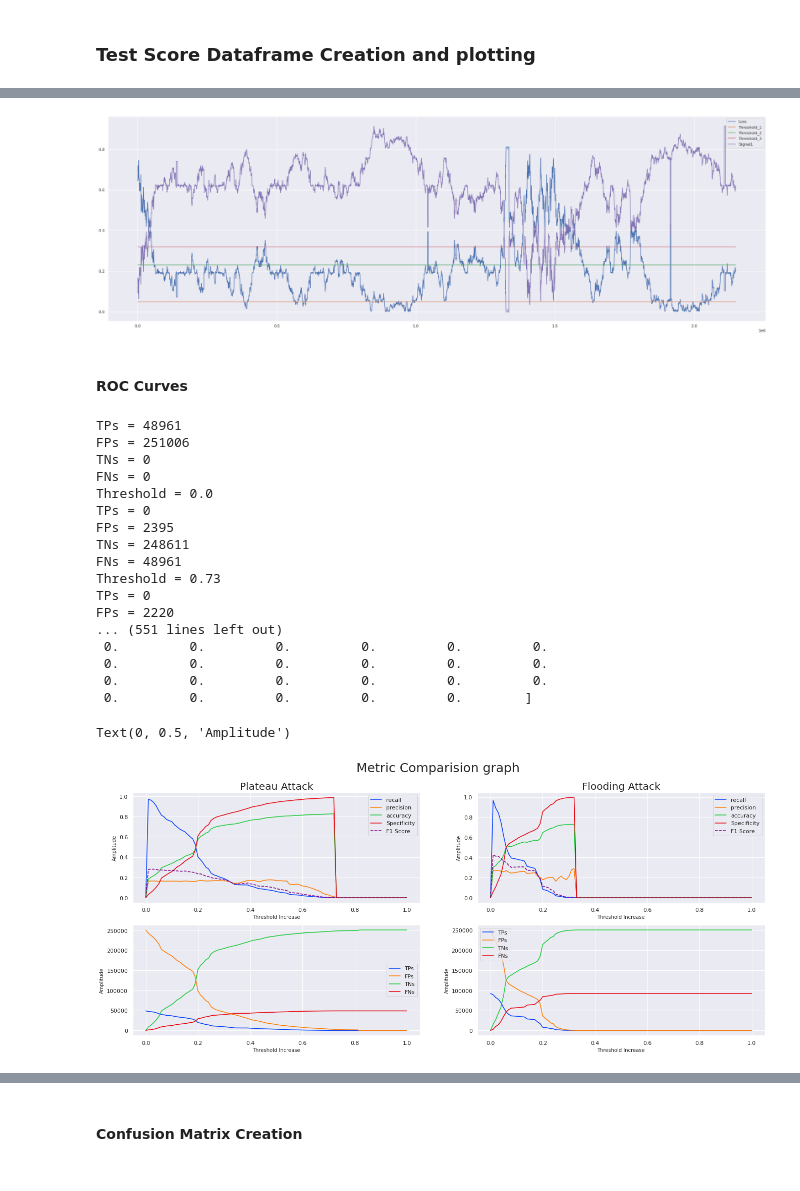
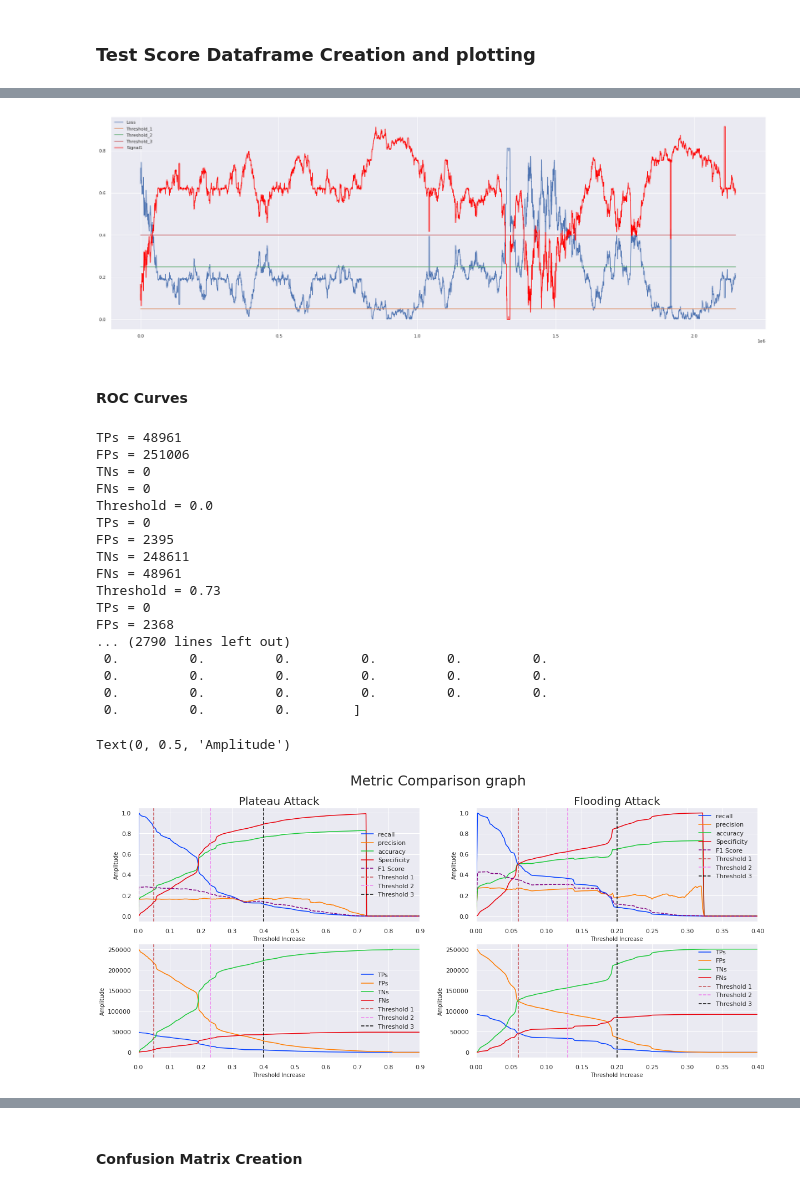
Before and after one commit to abdul2k10023/ML_CAN_IDS, a Jupyter notebook: new.ipynb, the cells around one changed output, grey strips where cells are left out. Drawn from its saved outputs; the diff is of its cells as text; code cells hidden in the pictures.

```diff
--- a/new.ipynb
+++ b/new.ipynb
@@ -24,7 +24,7 @@ print('4: ', tf.config.get_visible_devices())
 import numpy as np
 import matplotlib.pyplot as plt
 import seaborn as sns
-plt.style.use('fivethirtyeight')
+plt.style.use('seaborn')
 import pandas as pd
 from tensorflow import keras
 from sklearn.preprocessing import MinMaxScaler, StandardScaler
@@ -311,8 +310,8 @@ test_score_df = pd.DataFrame(index=df_test_plat_ID1[TIME_STEP:].index)
 test_score_df['loss'] = test_mae_loss
 
 test_score_df['threshold_1'] = 0.05
-test_score_df['threshold_2'] = 0.23 #goldilocks
-test_score_df['threshold_3'] = 0.32
+test_score_df['threshold_2'] = 0.25 #goldilocks
+test_score_df['threshold_3'] = 0.40
 
 test_score_df['anomaly_1'] = test_score_df.loss > test_score_df.threshold_1
 test_score_df['anomaly_2'] = test_score_df.loss > test_score_df.threshold_2
@@ -327,7 +326,7 @@ plt.plot(test_score_df.index, test_score_df.threshold_1, label='Threshold_1')
 plt.plot(test_score_df.index, test_score_df.threshold_2, label='Threshold_2')
 plt.plot(test_score_df.index, test_score_df.threshold_3, label='Threshold_3')
 
-plt.plot(test_score_df.index,test_score_df.Signal1, label='Signal1')
+plt.plot(test_score_df.index,test_score_df.Signal1, color = 'red', label='Signal1')
 plt.legend()
 
 test_score_df.head()
@@ -341,4 +340,4 @@ test_score_df.head()
-[figure, old version]
+[figure, new version]
 # %% [markdown]
 #### ROC Curves
 # %%
@@ -472,7 +471,7 @@ print(metrics_fl[:,3])
 
 fig,axs = plt.subplots(2,2)
 
-fig.suptitle('Metric Comparision graph',fontsize=25)
+fig.suptitle('Metric Comparison graph',fontsize=25)
 
 pallete = sns.color_palette('bright')
 
@@ -482,8 +481,10 @@ axs[0,0].plot(met_pl[5],metrics_pl[:,1],color=pallete[1], label = 'precision')
 axs[0,0].plot(met_pl[5],metrics_pl[:,2],color=pallete[2], label = 'accuracy')
 axs[0,0].plot(met_pl[5],metrics_pl[:,3],color=pallete[3], label = 'Specificity')
 axs[0,0].plot(met_pl[5],metrics_pl[:,4], "--",color="purple", label = 'F1 Score')
-
-
+axs[0,0].axvline(0.05, color='r', linestyle='--'     , label = 'Threshold 1')
+axs[0,0].axvline(0.23, color='violet', linestyle='--', label = 'Threshold 2')
+axs[0,0].axvline(0.40, color='black', linestyle='--' , label = 'Threshold 3')
+axs[0,0].set_xlim([0,0.9])
 axs[0,0].legend()
 axs[0,0].set_xlabel('Threshold Increase',fontsize=10)
 axs[0,0].set_ylabel('Amplitude',fontsize=10)
@@ -494,7 +495,10 @@ axs[0,1].plot(met_fl[5],metrics_fl[:,1],color=pallete[1], label = 'precision')
 axs[0,1].plot(met_fl[5],metrics_fl[:,2],color=pallete[2], label = 'accuracy')
 axs[0,1].plot(met_fl[5],metrics_fl[:,3],color=pallete[3], label = 'Specificity')
 axs[0,1].plot(met_fl[5],metrics_fl[:,4], "--",color="purple", label = 'F1 Score')
-
+axs[0,1].axvline( 0.06, color='r', linestyle='--'     , label = 'Threshold 1')
+axs[0,1].axvline( 0.13, color='violet', linestyle='--', label = 'Threshold 2')
+axs[0,1].axvline( 0.20, color='black', linestyle='--' , label = 'Threshold 3')
+axs[0,1].set_xlim([0,0.4])
 axs[0,1].legend()
 axs[0,1].set_title('Flooding Attack',fontsize=20)
 axs[0,1].set_xlabel('Threshold Increase',fontsize=10)
@@ -504,6 +508,10 @@ axs[1,0].plot(met_pl[5],met_pl[1],color=pallete[0], label = 'TPs')
 axs[1,0].plot(met_pl[5],met_pl[2],color=pallete[1], label = 'FPs')
 axs[1,0].plot(met_pl[5],met_pl[3],color=pallete[2], label = 'TNs')
 axs[1,0].plot(met_pl[5],met_pl[4],color=pallete[3], label = 'FNs')
+axs[1,0].axvline(0.05, color='r', linestyle='--'     , label = 'Threshold 1')
+axs[1,0].axvline(0.23, color='violet', linestyle='--', label = 'Threshold 2')
+axs[1,0].axvline(0.40, color='black', linestyle='--' , label = 'Threshold 3')
+axs[1,0].set_xlim([0,0.9])
 axs[1,0].legend()
 axs[1,0].set_xlabel('Threshold Increase',fontsize=10)
 axs[1,0].set_ylabel('Amplitude',fontsize=10)
@@ -512,6 +520,10 @@ axs[1,1].plot(met_fl[5],met_fl[1],color=pallete[0], label = 'TPs')
 axs[1,1].plot(met_fl[5],met_fl[2],color=pallete[1], label = 'FPs')
 axs[1,1].plot(met_fl[5],met_fl[3],color=pallete[2], label = 'TNs')
 axs[1,1].plot(met_fl[5],met_fl[4],color=pallete[3], label = 'FNs')
+axs[1,1].axvline( 0.06, color='r', linestyle='--'     , label = 'Threshold 1')
+axs[1,1].axvline( 0.13, color='violet', linestyle='--', label = 'Threshold 2')
+axs[1,1].axvline( 0.20, color='black', linestyle='--' , label = 'Threshold 3')
+axs[1,1].set_xlim([0,0.4])
 axs[1,1].legend()
 axs[1,1].set_xlabel('Threshold Increase',fontsize=10)
 axs[1,1].set_ylabel('Amplitude',fontsize=10)
@@ -527,14 +539,14 @@ TNs = 248611
 FNs = 48961
 Threshold = 0.73
 TPs = 0
-FPs = 2220
-... (551 lines left out)
+FPs = 2368
+... (2790 lines left out)
  0.         0.         0.         0.         0.         0.
  0.         0.         0.         0.         0.         0.
  0.         0.         0.         0.         0.         0.
- 0.         0.         0.         0.         0.        ]
+ 0.         0.         0.        ]
 Text(0, 0.5, 'Amplitude')
-[figure, old version]
+[figure, new version]
 # %%
 roc, auc = roc_from_scratch(test_score_df)
 roc_fl, auc_fl = roc_from_scratch(test_score_df_fl)
```
Also changed, not shown: parts of 23 cells of this notebook.
